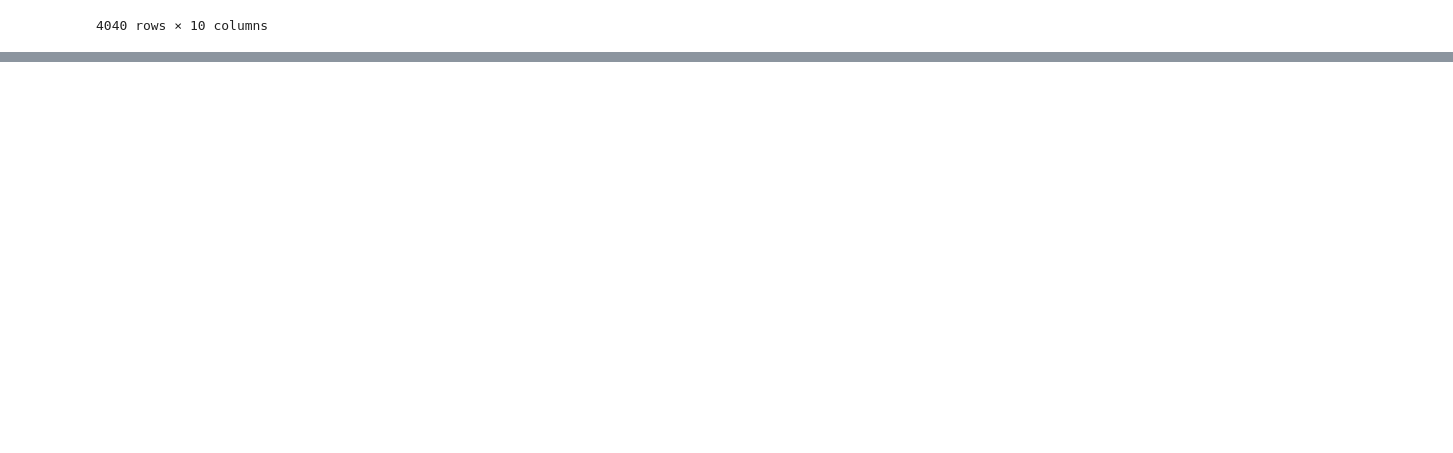
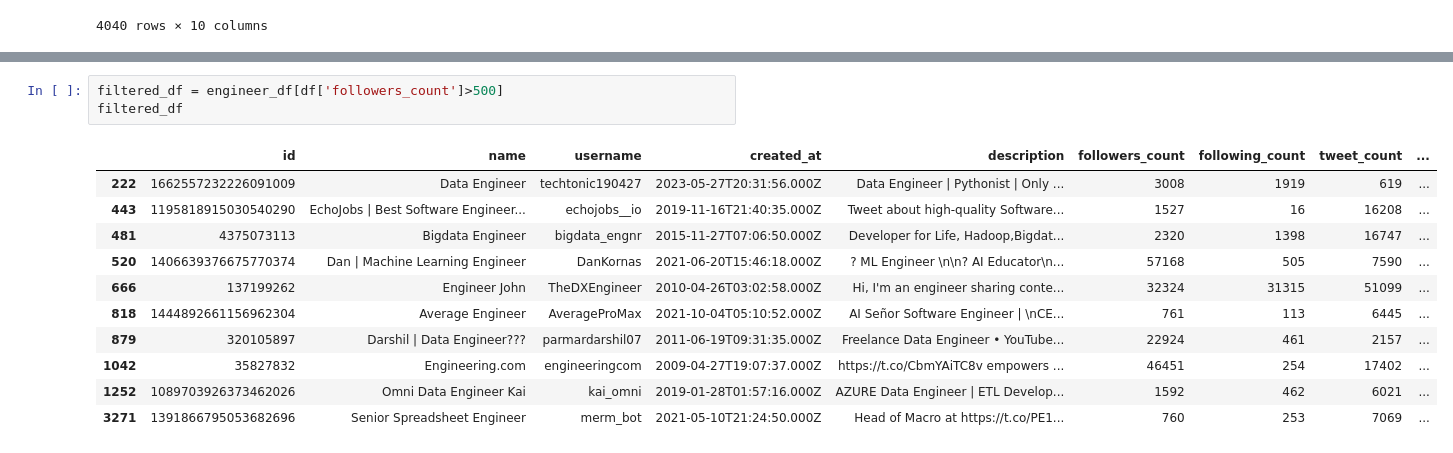
Before and after one commit to byambaa1982/python_cources_for_beginers, a Jupyter notebook: Mini Project 1/data_modeling_3.ipynb, the cells around one changed output, grey strips where cells are left out. Drawn from its saved outputs; the diff is of its cells as text; blank space fills up the shorter version.

```diff
--- a/Mini Project 1/data_modeling_3.ipynb
+++ b/Mini Project 1/data_modeling_3.ipynb
@@ -200,0 +209,15 @@ merged_df
+# %%
+filtered_df = engineer_df[df['followers_count']>500]
+filtered_df
+# %% [output]
+|  | id | name | username | created_at | description | followers_count | following_count | tweet_count | ... |
+| 222 | 1662557232226091009 | Data Engineer | techtonic190427 | 2023-05-27T20:31:56.000Z | Data Engineer | Pythonist | Only ... | 3008 | 1919 | 619 | ... |
+| 443 | 1195818915030540290 | EchoJobs | Best Software Engineer... | echojobs__io | 2019-11-16T21:40:35.000Z | Tweet about high-quality Software... | 1527 | 16 | 16208 | ... |
+| 481 | 4375073113 | Bigdata Engineer | bigdata_engnr | 2015-11-27T07:06:50.000Z | Developer for Life, Hadoop,Bigdat... | 2320 | 1398 | 16747 | ... |
+| 520 | 1406639376675770374 | Dan | Machine Learning Engineer | DanKornas | 2021-06-20T15:46:18.000Z | ? ML Engineer \n\n? AI Educator\n... | 57168 | 505 | 7590 | ... |
+| 666 | 137199262 | Engineer John | TheDXEngineer | 2010-04-26T03:02:58.000Z | Hi, I'm an engineer sharing conte... | 32324 | 31315 | 51099 | ... |
+| 818 | 1444892661156962304 | Average Engineer | AverageProMax | 2021-10-04T05:10:52.000Z | AI Señor Software Engineer | \nCE... | 761 | 113 | 6445 | ... |
+| 879 | 320105897 | Darshil | Data Engineer??‍? | parmardarshil07 | 2011-06-19T09:31:35.000Z | Freelance Data Engineer • YouTube... | 22924 | 461 | 2157 | ... |
+| 1042 | 35827832 | Engineering.com | engineeringcom | 2009-04-27T19:07:37.000Z | https://t.co/CbmYAiTC8v empowers ... | 46451 | 254 | 17402 | ... |
+| 1252 | 1089703926373462026 | Omni Data Engineer Kai | kai_omni | 2019-01-28T01:57:16.000Z | AZURE Data Engineer | ETL Develop... | 1592 | 462 | 6021 | ... |
+| 3271 | 1391866795053682696 | Senior Spreadsheet Engineer | merm_bot | 2021-05-10T21:24:50.000Z | Head of Macro at https://t.co/PE1... | 760 | 253 | 7069 | ... |
```
Also changed, not shown: parts of 8 cells of this notebook.
